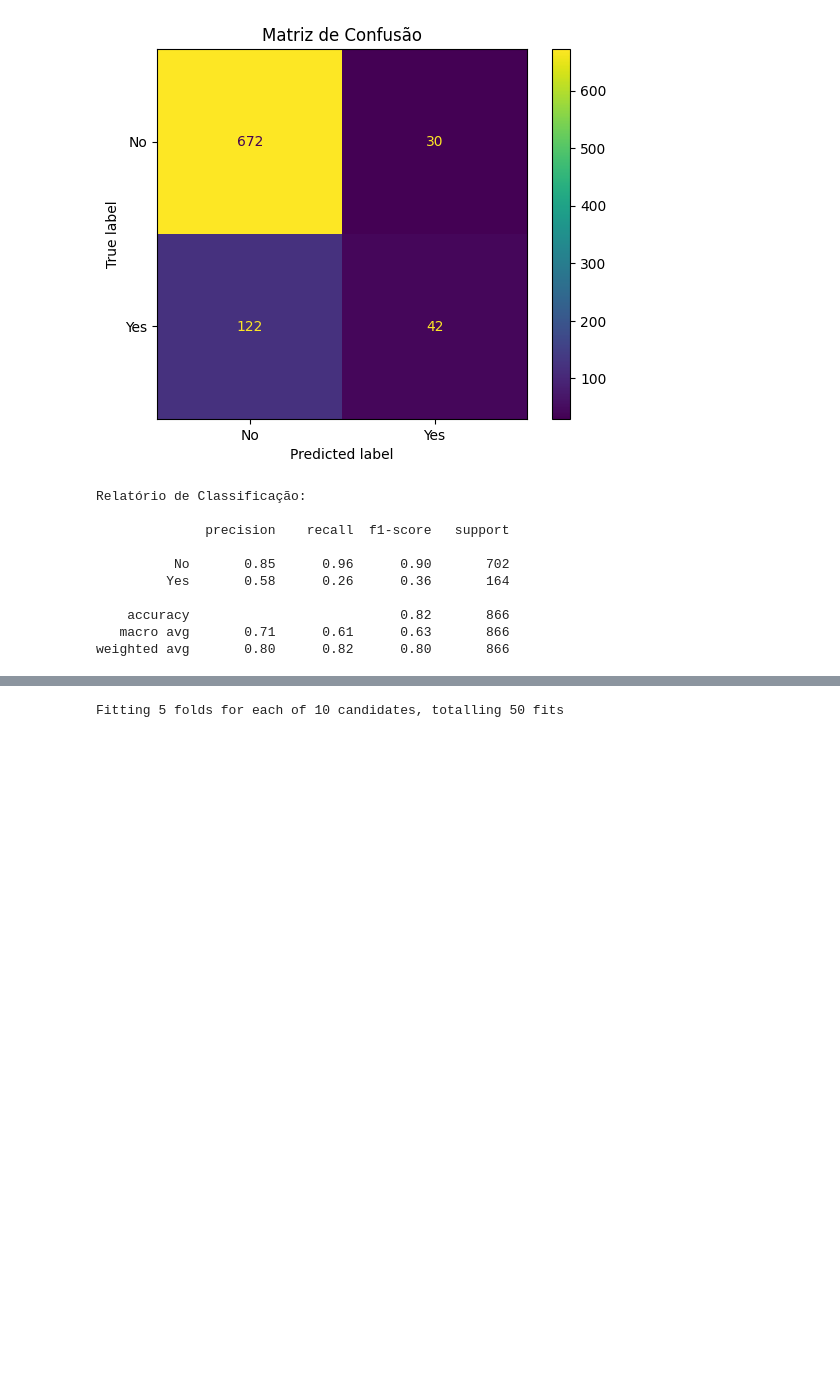
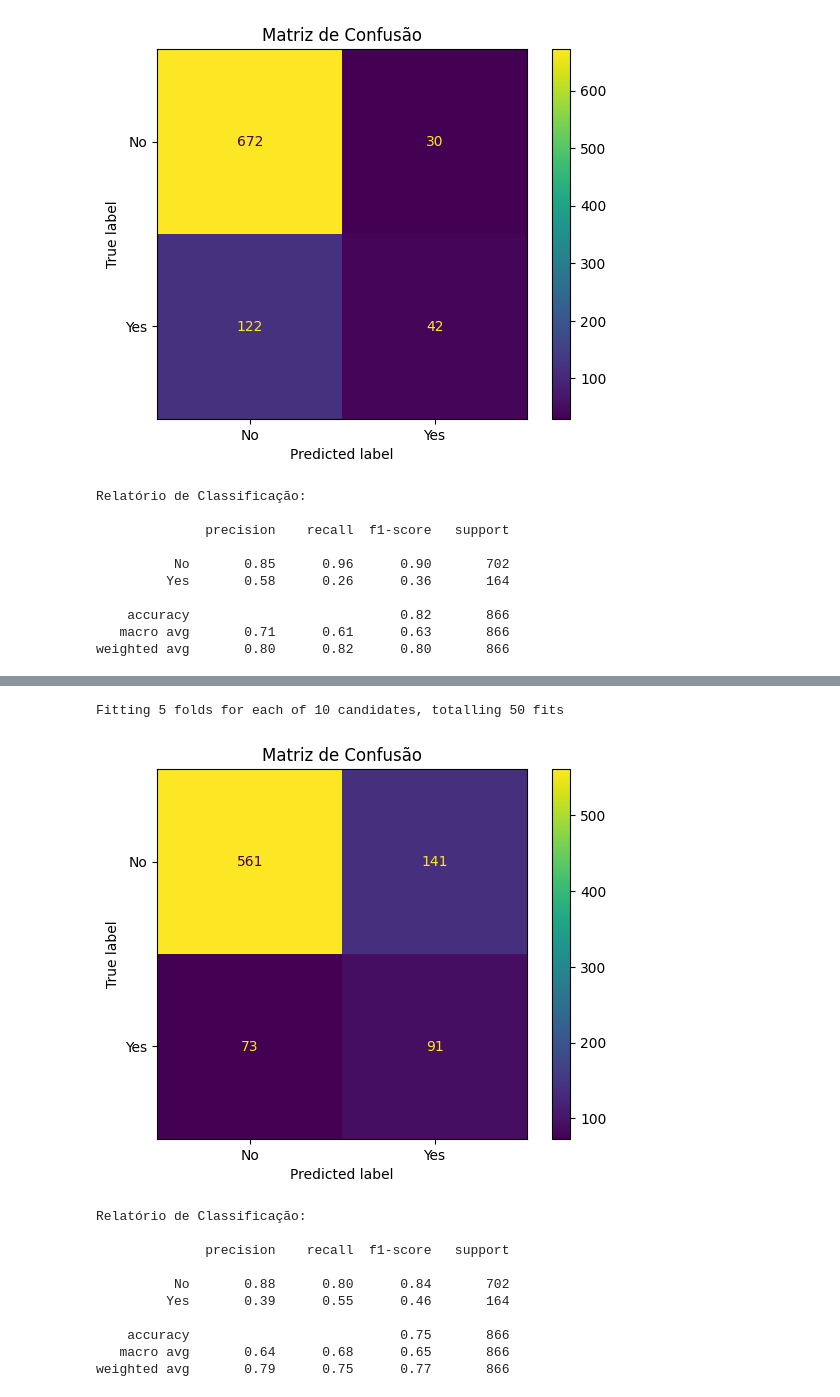
Before and after one commit to Alomyr/Apredizado-de-maquina-supervisonado, a Jupyter notebook: Unidade02/Atividades/atividade4.ipynb, the cells around one changed output, grey strips where cells are left out. Cells and saved outputs as stored; diff of their text form; code cells hidden in the pictures; blank space fills up the shorter version.

```diff
--- a/Unidade02/Atividades/atividade4.ipynb
+++ b/Unidade02/Atividades/atividade4.ipynb
@@ -219,22 +219,42 @@ Pois, seria melhor que ele deixar mais falsos positivos mas garantindo que mais
 # %%
 pipeline = Pipeline([
     ('preprocessor', preprocessor),
     ('classifier', SVC(class_weight='balanced'))
 ])
 
 
-
+random_search = RandomizedSearchCV(
+    estimator=pipeline,
+    param_distributions=param_distributions,
+    n_iter=10,
+    cv=5,
+    scoring='accuracy',
+    n_jobs=-1,
+    random_state=42,
+    verbose=1
+)
 random_search.fit(x_train, y_train)
 
 y_pred = random_search.predict(x_test)
 cm = confusion_matrix(y_test, y_pred)
 disp = ConfusionMatrixDisplay(confusion_matrix=cm, display_labels=le.classes_)
 
 disp.plot()
 plt.title("Matriz de Confusão")
 plt.show()
 
 print("Relatório de Classificação:\n")
 print(classification_report(y_test, y_pred, target_names=le.classes_))
 # %% [output]
 Fitting 5 folds for each of 10 candidates, totalling 50 fits
+[figure, added]
+Relatório de Classificação:
+
+              precision    recall  f1-score   support
+
+          No       0.88      0.80      0.84       702
+         Yes       0.39      0.55      0.46       164
+
+    accuracy                           0.75       866
+   macro avg       0.64      0.68      0.65       866
+weighted avg       0.79      0.75      0.77       866
```
Also changed, not shown: parts of 1 cell of this notebook.
